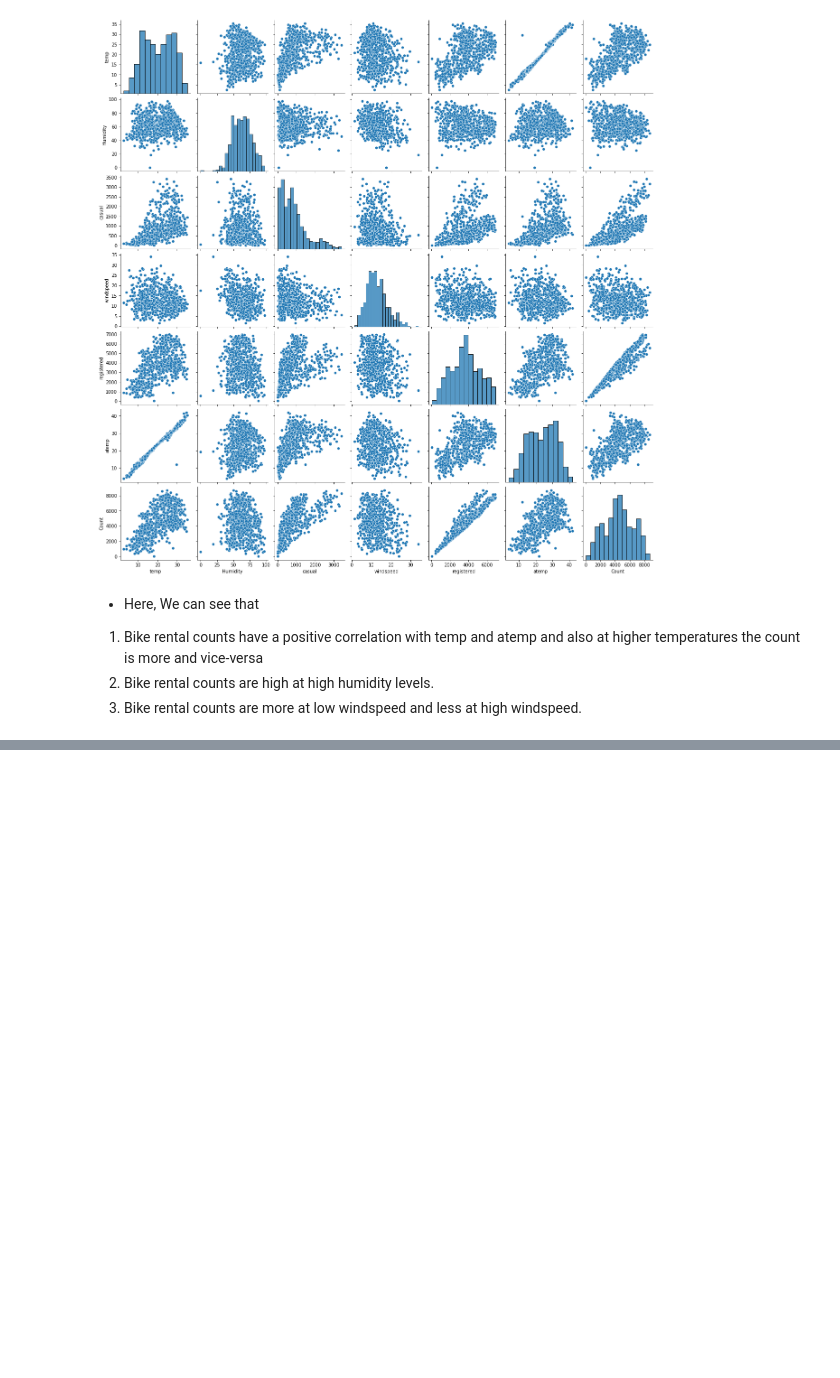
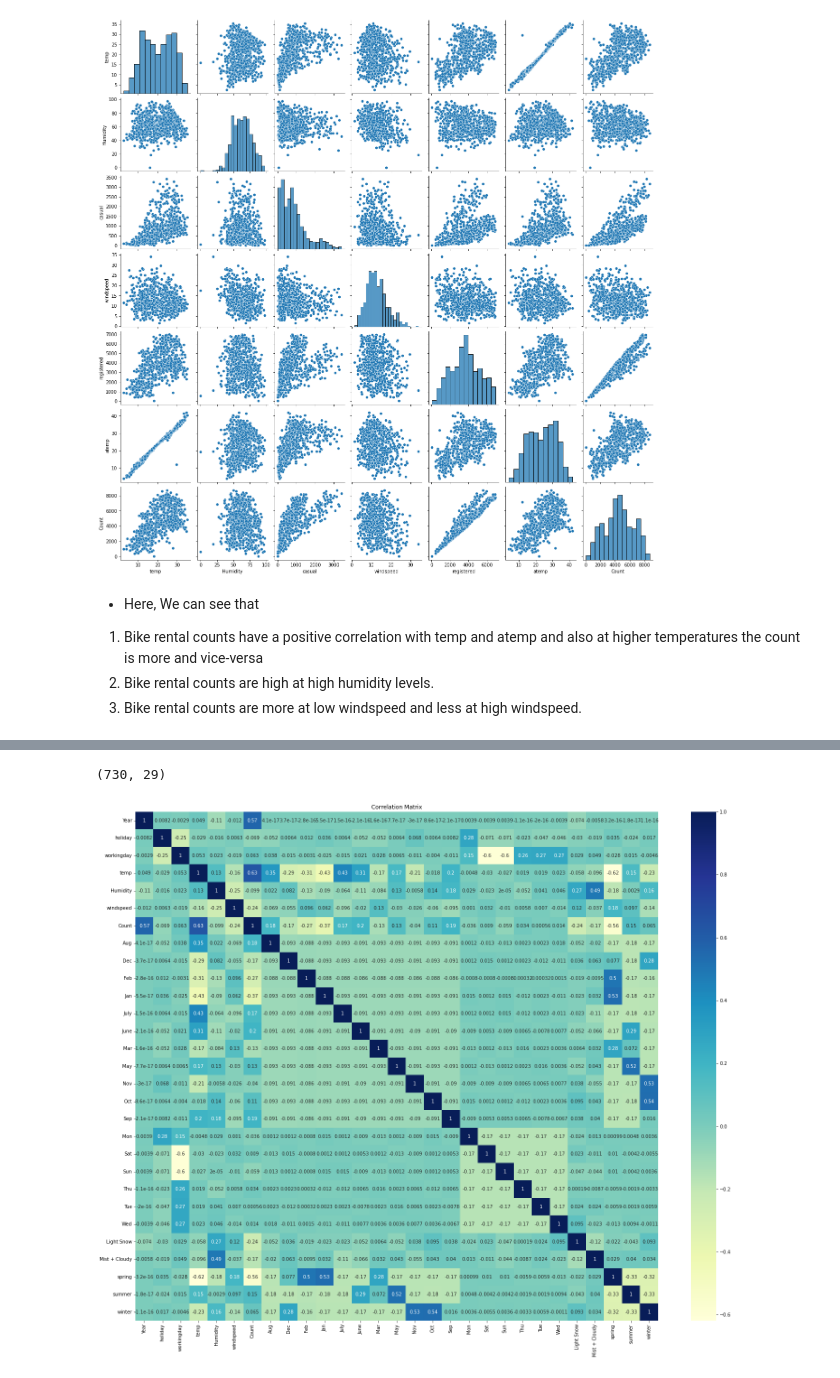
Before and after one commit to kapiljain2825/BikeSharingAssignment, a Jupyter notebook: BikeSharingAssignment.ipynb, the cells around one changed output, grey strips where cells are left out. Saved outputs shown, nothing was run; the diff lists cells and outputs as text; code cells hidden in the pictures; blank space fills up the shorter version.

```diff
--- a/BikeSharingAssignment.ipynb
+++ b/BikeSharingAssignment.ipynb
@@ -182,0 +206,3 @@ plt.show()
+# %%
+bike=bike.drop(['instant','dteday','casual', 'registered'], axis=1)
+bike.head()
@@ -182,0 +221,10 @@ plt.show()
+# %%
+# Get the dummy variables for the features Month, season, WeatherSituation, and weekday and store it in a new variable
+months=pd.get_dummies(bike.Month,drop_first=True)
+weekdays=pd.get_dummies(bike.weekday,drop_first=True)
+Weather_situation=pd.get_dummies(bike.WeatherSituation,drop_first=True)
+seasons=pd.get_dummies(bike.season,drop_first=True)
+# %%
+# Add the new variables to the original bike dataframe
+
+bike = pd.concat([bike, months, weekdays, Weather_situation, seasons], axis = 1)
@@ -182,0 +242,4 @@ plt.show()
+# %%
+# Drop Month, season, WeatherSituation, and weekday as we have created the dummies for it
+bike.drop(['season','Month','weekday','WeatherSituation'], axis = 1, inplace = True)
+bike.head()
@@ -182,0 +254,13 @@ plt.show()
+# %%
+# Checking the shape of dataframe after dropping the above variables
+bike.shape
+# %% [output]
+(730, 29)
+# %%
+# We can check correlation between variables again as dataframe is changed and we can get better insights of dataset now
+plt.figure(figsize = (25, 20))
+sns.heatmap(bike.corr(), annot = True, cmap="YlGnBu")
+plt.title("Correlation Matrix")
+plt.show()
+# %% [output]
+[figure, added]
```
Also changed, not shown: parts of 97 cells of this notebook.
